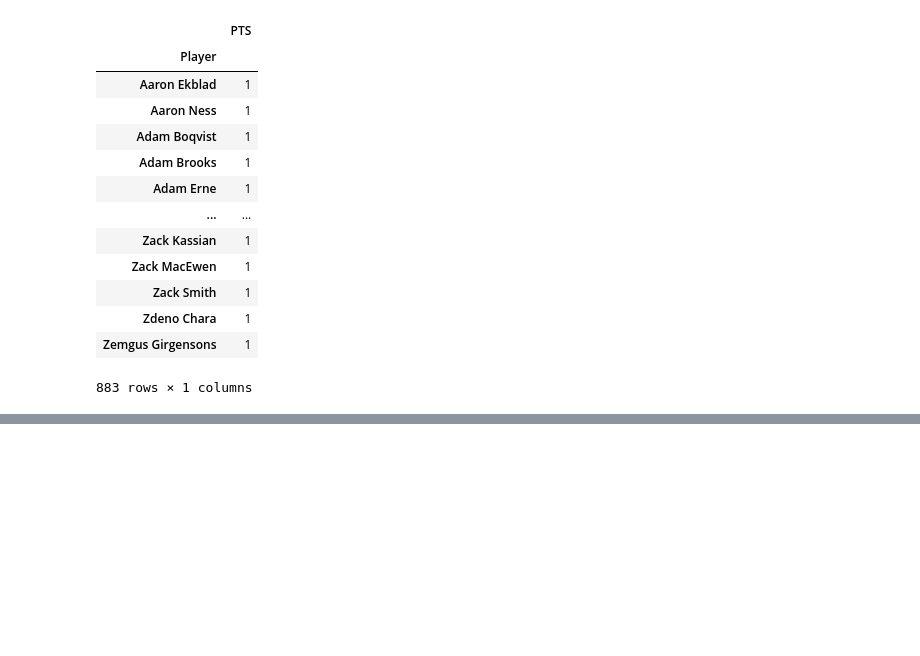
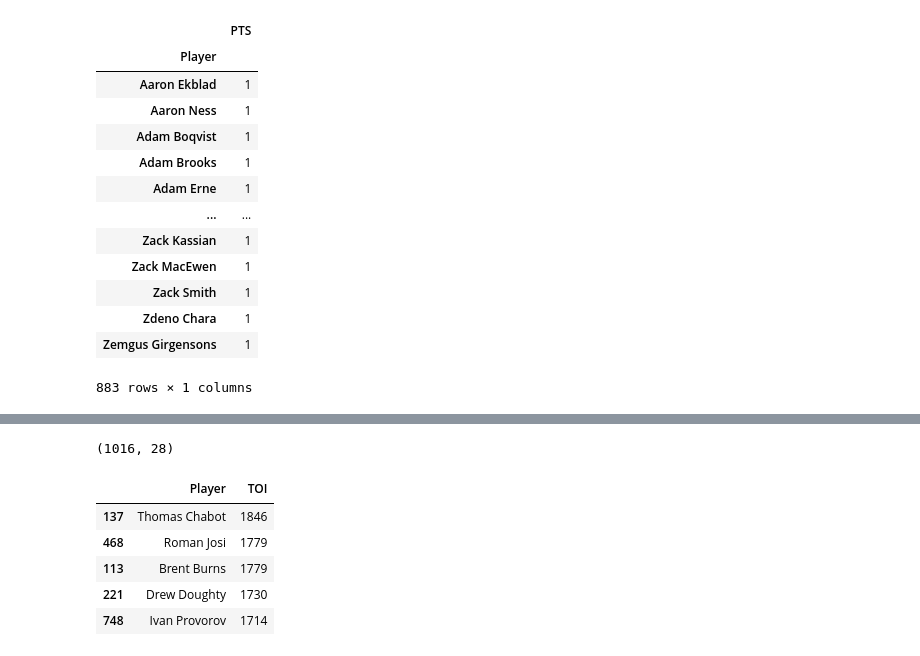
Before and after one commit to jpkeeton/Pandas, a Jupyter notebook: NHLFullRoster.ipynb, the cells around one changed output, grey strips where cells are left out. Cells and saved outputs as stored; diff of their text form; code cells hidden in the pictures; blank space fills up the shorter version.

```diff
--- a/NHLFullRoster.ipynb
+++ b/NHLFullRoster.ipynb
@@ -218,0 +291,5 @@ topGoals
+# %%
+# # Print the shape of homelessness
+nhlStatsV2.shape
+# %% [output]
+(1016, 28)
@@ -218,0 +303,18 @@ topGoals
+# %%
+#select 2 columns then choose one to sort by
+# or actaully create a variable of the columsn I want then sort?
+# nhlStatsV2[['Player', 'TOI']sort_values(by=['TOI'])]
+sortedPlayersByTOI = nhlStatsV2[['Player', 'TOI']]
+# sort_values(by=['TOI'], ascending=False)
+# sortedPlayersByTOI
+sortedPlayersByTOI.sort_values(by=['TOI'], ascending=False)
+# now grab the top 10, just add the .head at the end
+sortedPlayersByTOI.sort_values(by=['TOI'], ascending=False).head(5)
+# now put these fucking things into a bar chart
+# %% [output]
+|  | Player | TOI |
+| 137 | Thomas Chabot | 1846 |
+| 468 | Roman Josi | 1779 |
+| 113 | Brent Burns | 1779 |
+| 221 | Drew Doughty | 1730 |
+| 748 | Ivan Provorov | 1714 |
```
Also changed, not shown: parts of 8 cells of this notebook, 3 other files.
